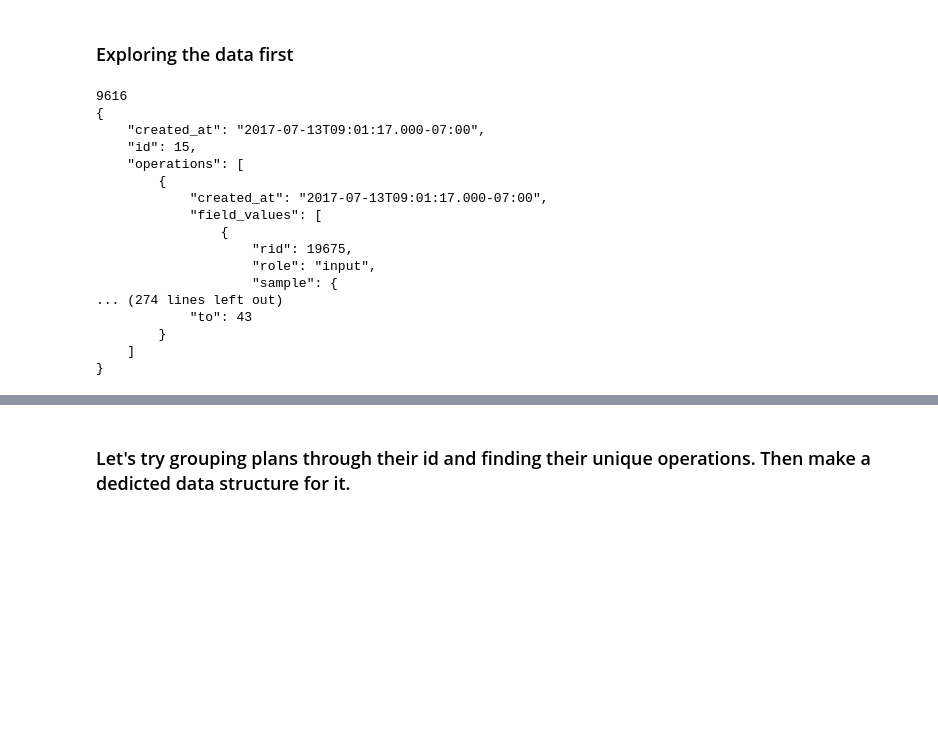
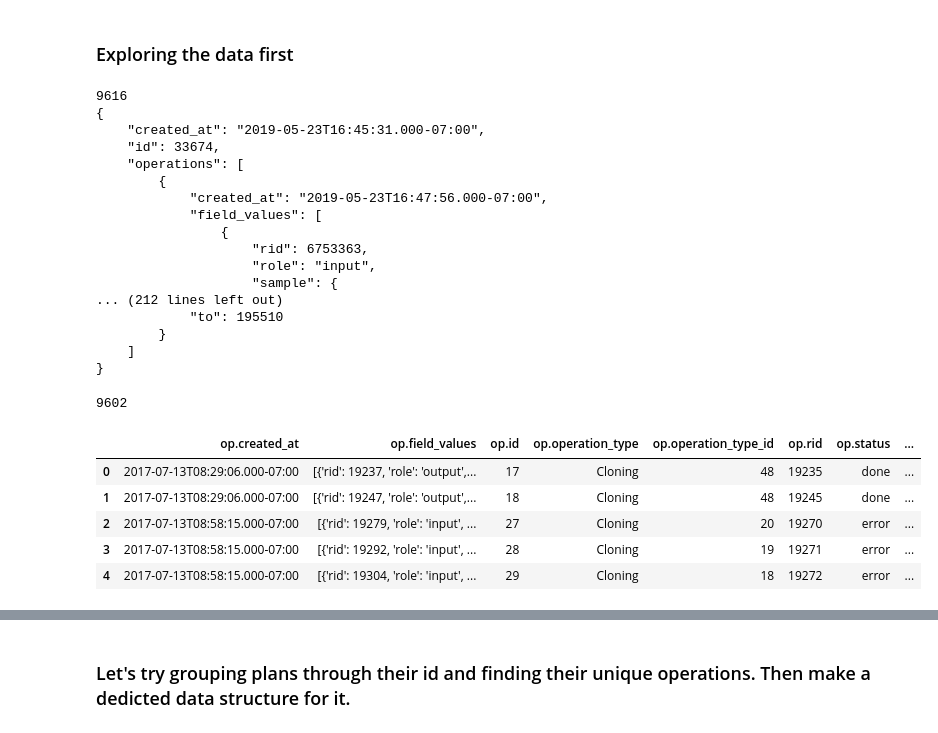
Before and after one commit to hicsail/crucible, a Jupyter notebook: scratch/test-train-split/test_train_split_v2.ipynb, the cells around one changed output, grey strips where cells are left out. Saved outputs shown, nothing was run; the diff lists cells and outputs as text; code cells hidden in the pictures; blank space fills up the shorter version.

```diff
--- a/scratch/test-train-split/test_train_split_v2.ipynb
+++ b/scratch/test-train-split/test_train_split_v2.ipynb
@@ -13,22 +13,22 @@ with open('all_plans_with_wires.json', 'r') as f:
     aq_plans_json = json.load(f)
 # %%
 print(len(aq_plans_json)) #9616
-print(prettyprint(aq_plans_json[3]))
+print(prettyprint(aq_plans_json[9615]))
 # %% [output]
 9616
 {
-    "created_at": "2017-07-13T09:01:17.000-07:00",
-    "id": 15,
+    "created_at": "2019-05-23T16:45:31.000-07:00",
+    "id": 33674,
     "operations": [
         {
-            "created_at": "2017-07-13T09:01:17.000-07:00",
+            "created_at": "2019-05-23T16:47:56.000-07:00",
             "field_values": [
                 {
-                    "rid": 19675,
+                    "rid": 6753363,
                     "role": "input",
                     "sample": {
-... (274 lines left out)
-            "to": 43
+... (212 lines left out)
+            "to": 195510
         }
     ]
 }
@@ -42 +41,14 @@ operations_df = json_normalize(aq_plans_json,
+# %%
+print(operations_df['id'].nunique()) #should be 9616, not sure how we lost 14 plans
+# %% [output]
+9602
+# %%
+operations_df.head(5)
+# %% [output]
+|  | op.created_at | op.field_values | op.id | op.operation_type | op.operation_type_id | op.rid | op.status | ... |
+| 0 | 2017-07-13T08:29:06.000-07:00 | [{'rid': 19237, 'role': 'output',... | 17 | Cloning | 48 | 19235 | done | ... |
+| 1 | 2017-07-13T08:29:06.000-07:00 | [{'rid': 19247, 'role': 'output',... | 18 | Cloning | 48 | 19245 | done | ... |
+| 2 | 2017-07-13T08:58:15.000-07:00 | [{'rid': 19279, 'role': 'input', ... | 27 | Cloning | 20 | 19270 | error | ... |
+| 3 | 2017-07-13T08:58:15.000-07:00 | [{'rid': 19292, 'role': 'input', ... | 28 | Cloning | 19 | 19271 | error | ... |
+| 4 | 2017-07-13T08:58:15.000-07:00 | [{'rid': 19304, 'role': 'input', ... | 29 | Cloning | 18 | 19272 | error | ... |
 # %%
```
Also changed, not shown: parts of 34 cells of this notebook.
